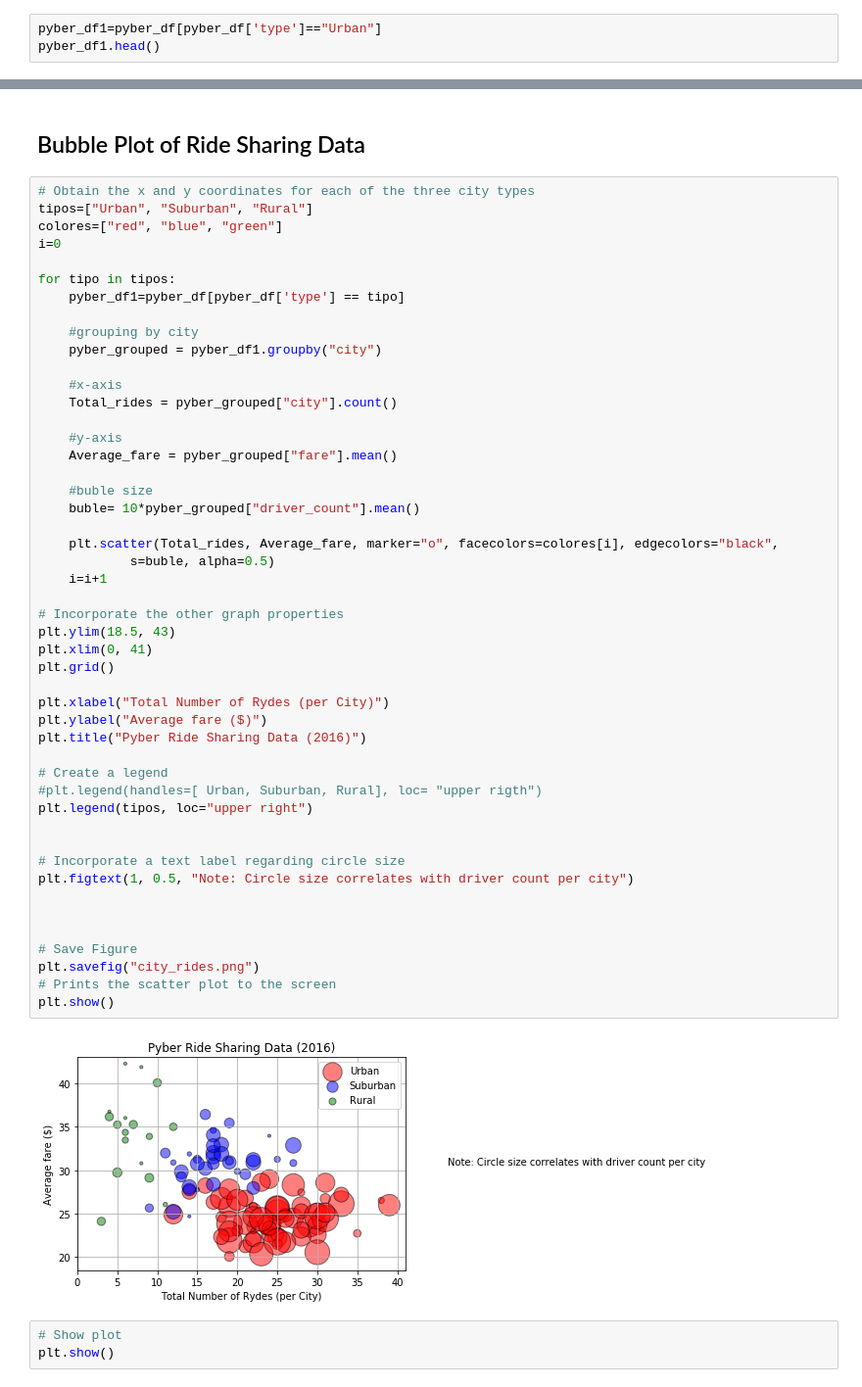
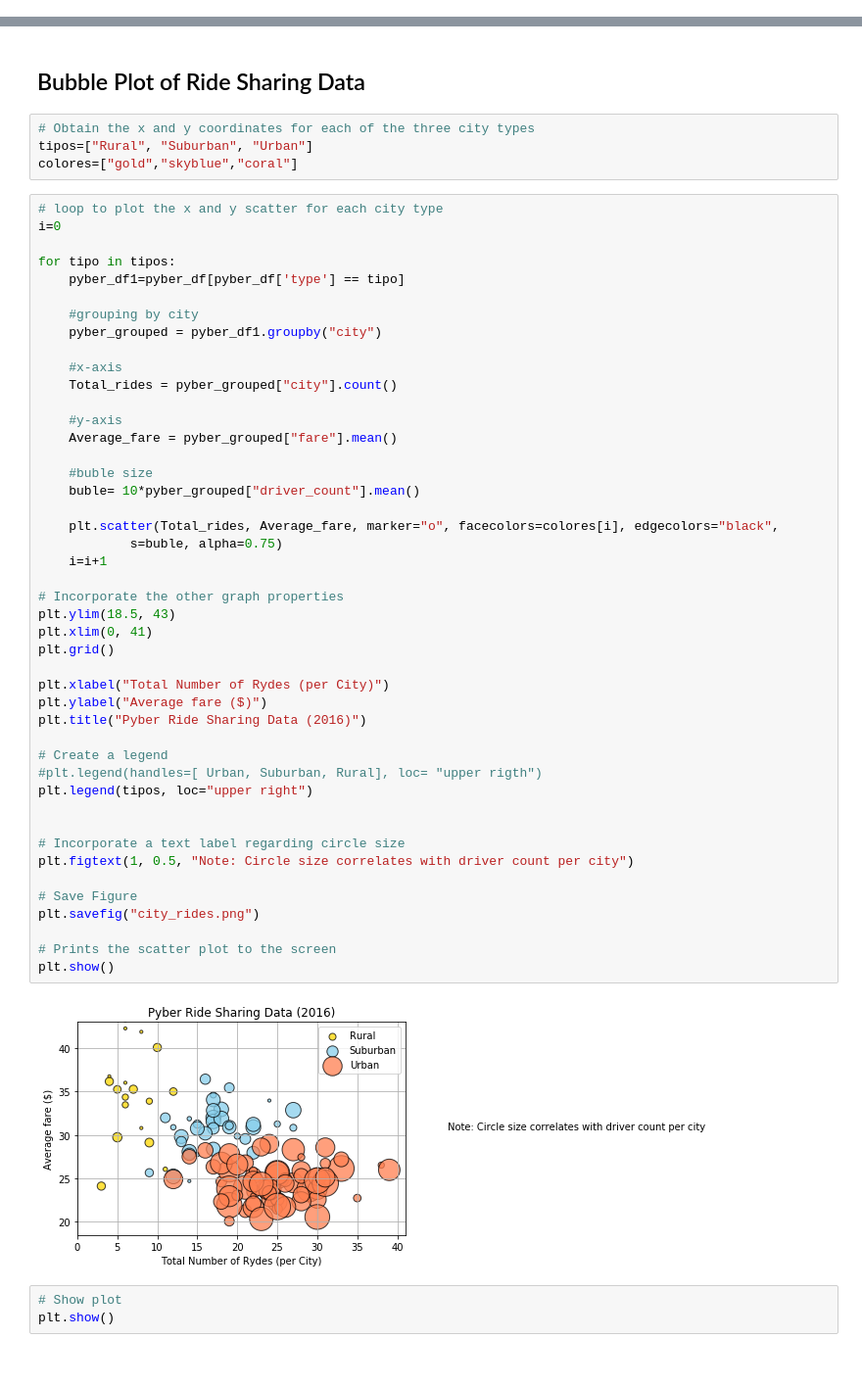
Before and after one commit to btellobravo/Pyber, a Jupyter notebook: Pyber_BTB.ipynb, the cells around one changed output, grey strips where cells are left out. Shown at 98% size. Saved outputs shown, nothing was run; the diff lists cells and outputs as text.

```diff
--- a/Pyber_BTB.ipynb
+++ b/Pyber_BTB.ipynb
@@ -26,6 +25,3 @@ pyber_df.head()
 | 2 | Lake Jonathanshire | 2018-03-09 23:45:55 | 19.89 | 2389495660448 | 5 | Urban |
 | 3 | Lake Jonathanshire | 2018-04-07 18:09:21 | 24.28 | 7796805191168 | 5 | Urban |
 | 4 | Lake Jonathanshire | 2018-01-02 14:14:50 | 13.89 | 424254840012 | 5 | Urban |
-# %%
-pyber_df1=pyber_df[pyber_df['type']=="Urban"]
-pyber_df1.head()
@@ -39,9 +28,11 @@ pyber_df1.head()
 # %% [markdown]
 ## Bubble Plot of Ride Sharing Data
+# %%
+# Obtain the x and y coordinates for each of the three city types
+tipos=["Rural", "Suburban", "Urban"]
+colores=["gold","skyblue","coral"]
 # %%
-# Obtain the x and y coordinates for each of the three city types
-tipos=["Urban", "Suburban", "Rural"]
-colores=["red", "blue", "green"]
+# loop to plot the x and y scatter for each city type
 i=0
 
 for tipo in tipos:
@@ -57,37 +48,36 @@ for tipo in tipos:
     Average_fare = pyber_grouped["fare"].mean()
 
     #buble size
     buble= 10*pyber_grouped["driver_count"].mean()
 
     plt.scatter(Total_rides, Average_fare, marker="o", facecolors=colores[i], edgecolors="black",
-            s=buble, alpha=0.5)
+            s=buble, alpha=0.75)
     i=i+1
 
 # Incorporate the other graph properties
 plt.ylim(18.5, 43)
 plt.xlim(0, 41)
 plt.grid()
 
 plt.xlabel("Total Number of Rydes (per City)")
 plt.ylabel("Average fare ($)")
 plt.title("Pyber Ride Sharing Data (2016)")
 
 # Create a legend
 #plt.legend(handles=[ Urban, Suburban, Rural], loc= "upper rigth")
 plt.legend(tipos, loc="upper right")
 
 
 # Incorporate a text label regarding circle size
 plt.figtext(1, 0.5, "Note: Circle size correlates with driver count per city")
 
-
-
 # Save Figure
 plt.savefig("city_rides.png")
+
 # Prints the scatter plot to the screen
 plt.show()
 # %% [output]
-[figure, old version]
+[figure, new version]
 # %%
 # Show plot
 plt.show()
```
Also changed, not shown: parts of 14 cells of this notebook, 4 other files.
